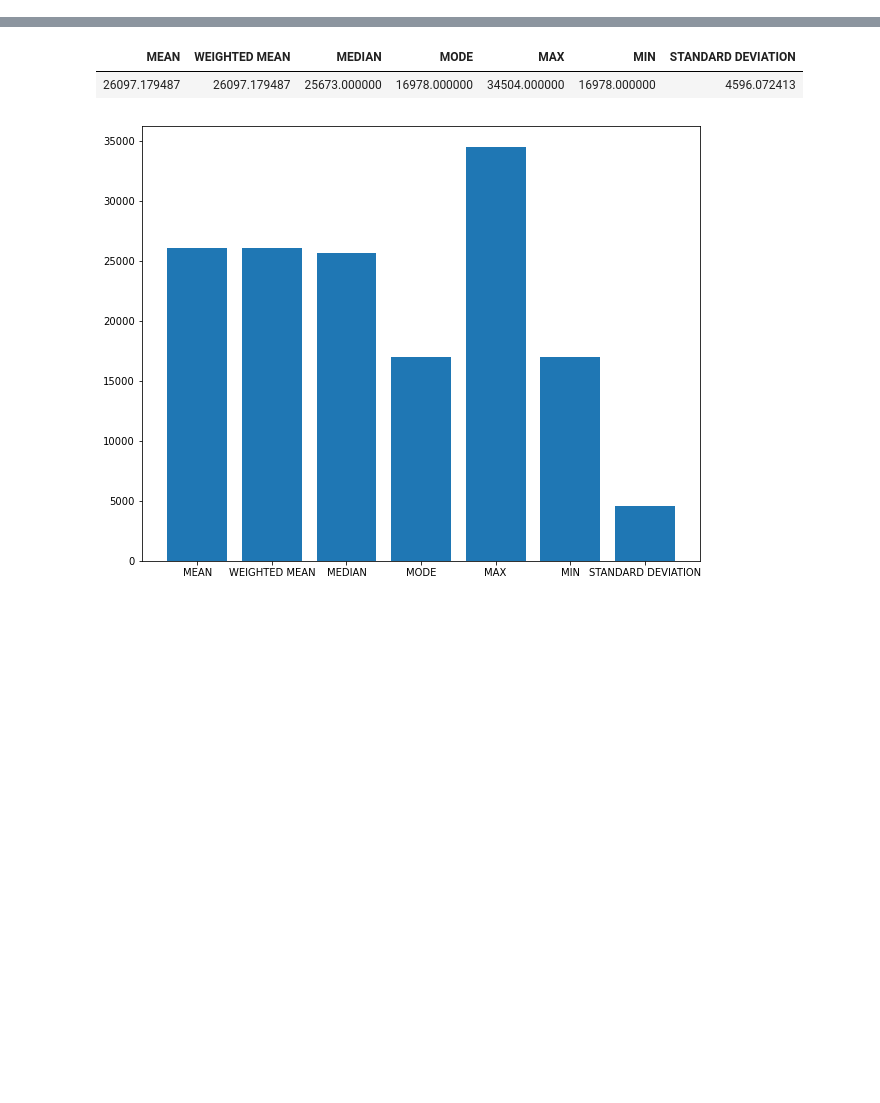
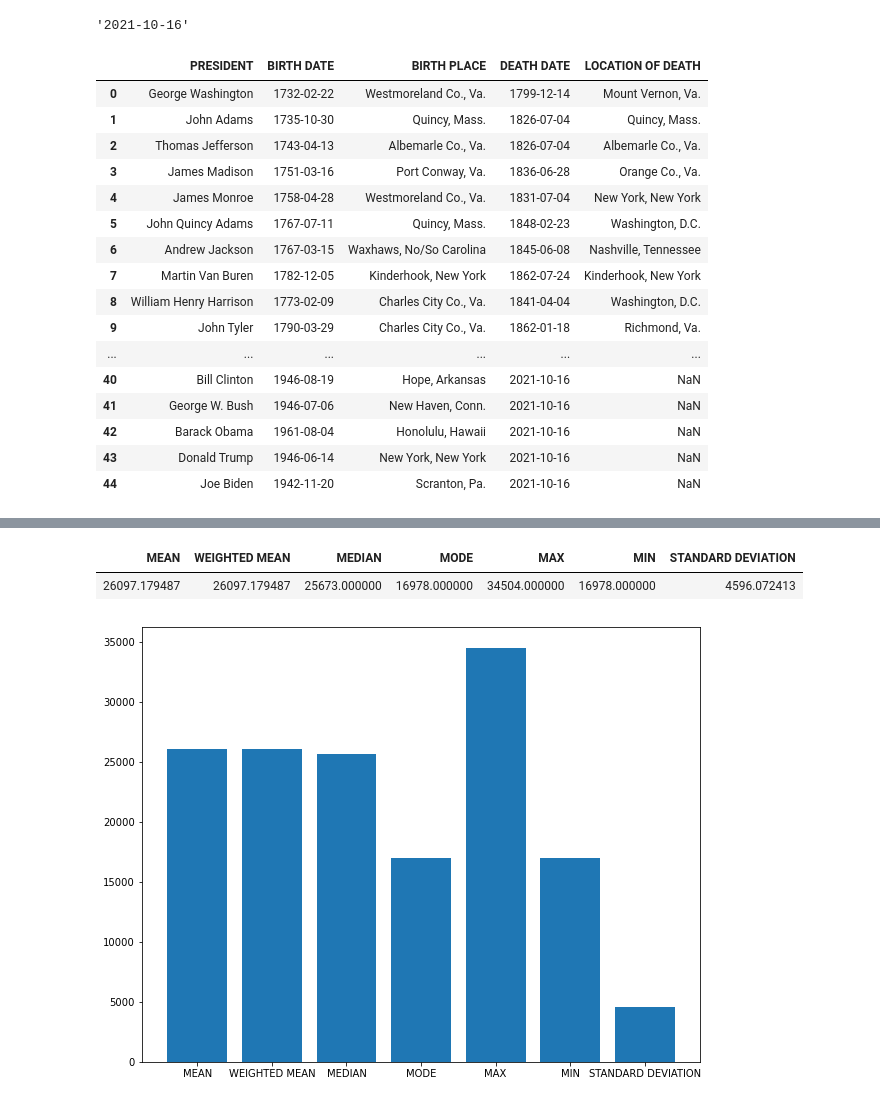
Before and after one commit to max1c/a_problem_with_presidents, a Jupyter notebook: a_problem_with_presidents.ipynb, the cells around one changed output, grey strips where cells are left out. Cells and saved outputs as stored; diff of their text form; code cells hidden in the pictures; blank space fills up the shorter version.

```diff
--- a/a_problem_with_presidents.ipynb
+++ b/a_problem_with_presidents.ipynb
@@ -14,6 +15,34 @@ presidents_df["BIRTH DATE"] = pd.to_datetime(presidents_df["BIRTH DATE"])
 presidents_df["DEATH DATE"] = pd.to_datetime(presidents_df["DEATH DATE"])
 # %%
 year_of_birth = presidents_df["BIRTH DATE"].dt.year
+# %%
+# Use todays date to calculate age of still living presidents
+today = pd.to_datetime("today").strftime("%Y-%m-%d")
+today
+# %% [output]
+'2021-10-16'
+# %%
+# Replace NaT with todays date in DEATH DATE column
+presidents_df["DEATH DATE"] = presidents_df["DEATH DATE"].fillna(today)
+presidents_df
+# %% [output]
+|  | PRESIDENT | BIRTH DATE | BIRTH PLACE | DEATH DATE | LOCATION OF DEATH |
+| 0 | George Washington | 1732-02-22 | Westmoreland Co., Va. | 1799-12-14 | Mount Vernon, Va. |
+| 1 | John Adams | 1735-10-30 | Quincy, Mass. | 1826-07-04 | Quincy, Mass. |
+| 2 | Thomas Jefferson | 1743-04-13 | Albemarle Co., Va. | 1826-07-04 | Albemarle Co., Va. |
+| 3 | James Madison | 1751-03-16 | Port Conway, Va. | 1836-06-28 | Orange Co., Va. |
+| 4 | James Monroe | 1758-04-28 | Westmoreland Co., Va. | 1831-07-04 | New York, New York |
+| 5 | John Quincy Adams | 1767-07-11 | Quincy, Mass. | 1848-02-23 | Washington, D.C. |
+| 6 | Andrew Jackson | 1767-03-15 | Waxhaws, No/So Carolina | 1845-06-08 | Nashville, Tennessee |
+| 7 | Martin Van Buren | 1782-12-05 | Kinderhook, New York | 1862-07-24 | Kinderhook, New York |
+| 8 | William Henry Harrison | 1773-02-09 | Charles City Co., Va. | 1841-04-04 | Washington, D.C. |
+| 9 | John Tyler | 1790-03-29 | Charles City Co., Va. | 1862-01-18 | Richmond, Va. |
+| ... | ... | ... | ... | ... | ... |
+| 40 | Bill Clinton | 1946-08-19 | Hope, Arkansas | 2021-10-16 | NaN |
+| 41 | George W. Bush | 1946-07-06 | New Haven, Conn. | 2021-10-16 | NaN |
+| 42 | Barack Obama | 1961-08-04 | Honolulu, Hawaii | 2021-10-16 | NaN |
+| 43 | Donald Trump | 1946-06-14 | New York, New York | 2021-10-16 | NaN |
+| 44 | Joe Biden | 1942-11-20 | Scranton, Pa. | 2021-10-16 | NaN |
 # %%
 lived_years = round((presidents_df["DEATH DATE"] - presidents_df["BIRTH DATE"]).dt.days / 365, 1)
 #lived_years
```
Also changed, not shown: parts of 5 cells of this notebook.
